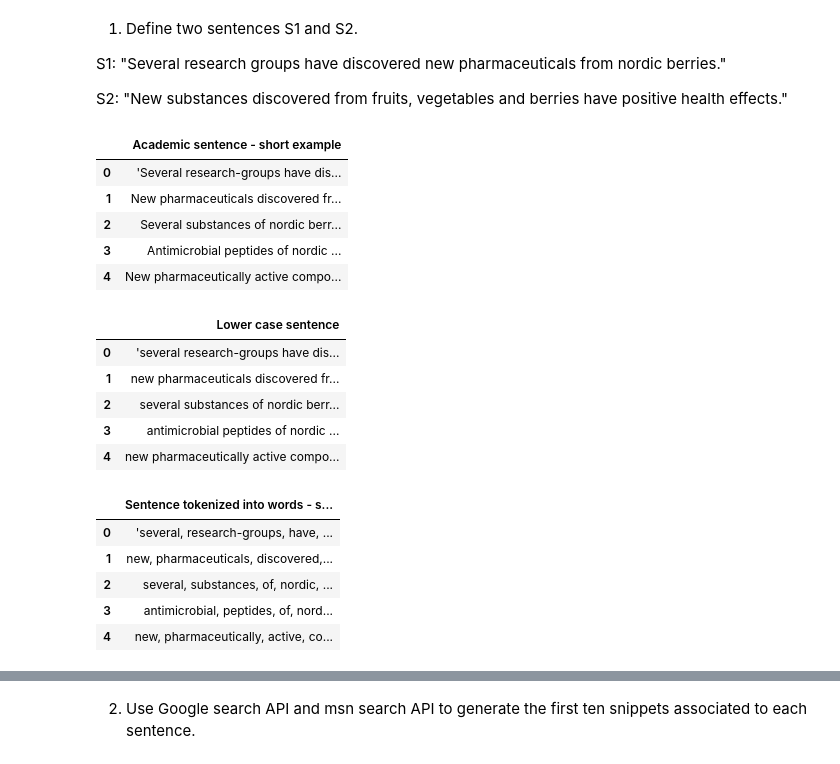
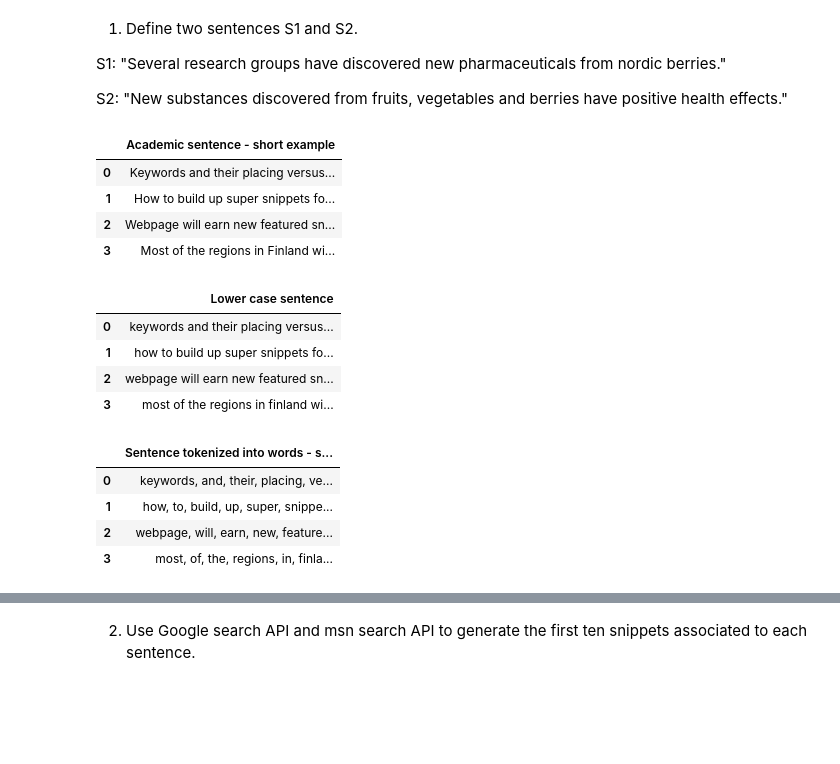
Before and after one commit to gunjanchandra280395/NLP-Project, a Jupyter notebook: Sentences similarity project.ipynb, the cells around one changed output, grey strips where cells are left out. Drawn from its saved outputs; the diff is of its cells as text; code cells hidden in the pictures; blank space fills up the shorter version.

```diff
--- a/Sentences similarity project.ipynb
+++ b/Sentences similarity project.ipynb
@@ -32,14 +32,12 @@ pd.set_option('display.max_colwidth', -1)       # or 199
 
 # snippets / sentences examples ##########
 
-document_0 = " 'Several research-groups have discovered new@ pharmaceuticals; from nordic berries.' '"
-document_1 = "New pharmaceuticals discovered from northern plants and berries have -positive- health effects."
-document_2 = "Several substances of nordic berries that prevent the growth of cancer and microbe cells: flavonoids, peptides and phenolics."
-document_3 = "Antimicrobial peptides of nordic 'crowberry' prevent microbe growth in humans."
-document_4 = "New pharmaceutically active compounds of forestical plants were discovered to have antimicrobial effects on highly resistant infections."
-document_5 = "New pharmaceutically active peptides discovered from crowberry prevent the growth of highly resistant hospital infections"
+document_0 = "Keywords and their placing versus highly defined featured snippets from Google are more important for getting traffic on webpage."
+document_1 = "How to build up super snippets for new web content?"
+document_2 = "Webpage will earn new featured snippets from Google if it includes the same keywords like competitors high ranked featured snippets."
+document_3 = "Most of the regions in Finland will enjoy white snow and temperatures below freezing point on Christmas Eve."
 
-all_documents = [document_0, document_1, document_2, document_3, document_4, document_5]
+all_documents = [document_0, document_1, document_2, document_3]
 
 data_all = pd.DataFrame(all_documents)
 data_all.columns = ['Academic sentence - short example']
@@ -49,50 +47,47 @@ low_documents = []
 for document in all_documents:
     low_documents.append(document.lower())
 
 data_low = pd.DataFrame(low_documents)
 data_low.columns = ['Lower case sentence']
 display(data_low.head())
 
 # tokenization by split # Sentences Tokenized into Words - split by whitespace
 
 sentences_documents = []
 #document_counter = 0
 for document in low_documents:
     sentences_documents.append(document.split())
 
 printableList1 = []
 for sentence1 in sentences_documents:
     sentence1AsString = ''
     for idx1, aWord1 in enumerate(sentence1):
         if idx1 == len(sentence1) - 1:
             sentence1AsString = sentence1AsString + aWord1
         else:
             str1 = aWord1 + ', '
             sentence1AsString = sentence1AsString + str1
     printableList1.append(sentence1AsString)
 
 data_sentences1 = pd.DataFrame(printableList1)
 data_sentences1.columns = ['Sentence tokenized into words   - string form and comma separated for display']
 display(data_sentences1.head())
 # %% [output]
 |  | Academic sentence - short example |
-| 0 | 'Several research-groups have dis... |
-| 1 | New pharmaceuticals discovered fr... |
-| 2 | Several substances of nordic berr... |
-| 3 | Antimicrobial peptides of nordic ... |
-| 4 | New pharmaceutically active compo... |
+| 0 | Keywords and their placing versus... |
+| 1 | How to build up super snippets fo... |
+| 2 | Webpage will earn new featured sn... |
+| 3 | Most of the regions in Finland wi... |
 |  | Lower case sentence |
-| 0 | 'several research-groups have dis... |
-| 1 | new pharmaceuticals discovered fr... |
-| 2 | several substances of nordic berr... |
-| 3 | antimicrobial peptides of nordic ... |
-| 4 | new pharmaceutically active compo... |
+| 0 | keywords and their placing versus... |
+| 1 | how to build up super snippets fo... |
+| 2 | webpage will earn new featured sn... |
+| 3 | most of the regions in finland wi... |
 |  | Sentence tokenized into words - s... |
-| 0 | 'several, research-groups, have, ... |
-| 1 | new, pharmaceuticals, discovered,... |
-| 2 | several, substances, of, nordic, ... |
-| 3 | antimicrobial, peptides, of, nord... |
-| 4 | new, pharmaceutically, active, co... |
+| 0 | keywords, and, their, placing, ve... |
+| 1 | how, to, build, up, super, snippe... |
+| 2 | webpage, will, earn, new, feature... |
+| 3 | most, of, the, regions, in, finla... |
 # %%
 
 # change compound words to separate words ie. 'conditional-statements' -> 'conditional', 'statements'
```
Also changed, not shown: parts of 5 cells of this notebook.
